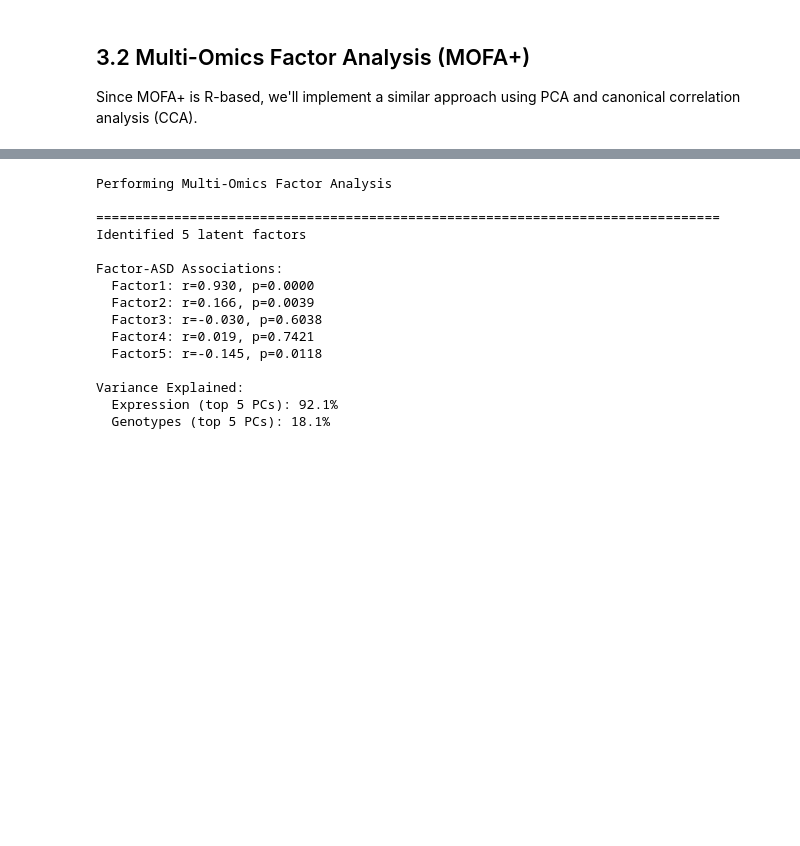
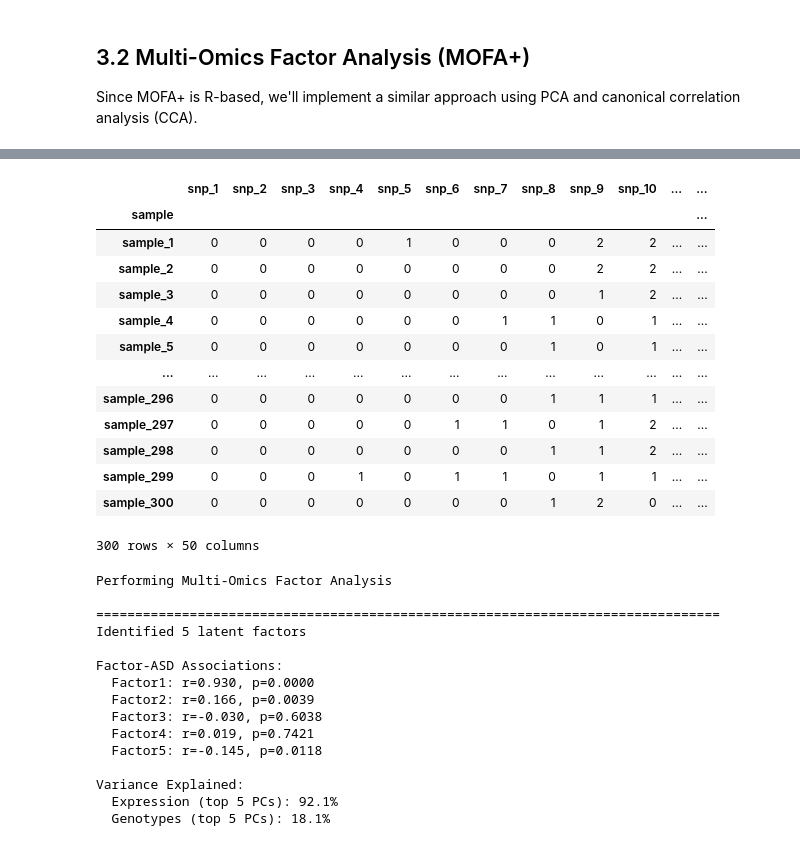
Before and after one commit to vladimirkovacevic/multiomics, a Jupyter notebook: notebooks/multiomics_ai.ipynb, the cells around one changed output, grey strips where cells are left out. Drawn from its saved outputs; the diff is of its cells as text; code cells hidden in the pictures; blank space fills up the shorter version.

```diff
--- a/notebooks/multiomics_ai.ipynb
+++ b/notebooks/multiomics_ai.ipynb
@@ -1314,3 +1350,20 @@ Since MOFA+ is R-based, we'll implement a similar approach using PCA and canonic
+# %%
+genotypes_indexed
+# %% [output]
+|  | snp_1 | snp_2 | snp_3 | snp_4 | snp_5 | snp_6 | snp_7 | snp_8 | snp_9 | snp_10 | ... | ... |
+| sample |  |  |  |  |  |  |  |  |  |  |  | ... |
+| sample_1 | 0 | 0 | 0 | 0 | 1 | 0 | 0 | 0 | 2 | 2 | ... | ... |
+| sample_2 | 0 | 0 | 0 | 0 | 0 | 0 | 0 | 0 | 2 | 2 | ... | ... |
+| sample_3 | 0 | 0 | 0 | 0 | 0 | 0 | 0 | 0 | 1 | 2 | ... | ... |
+| sample_4 | 0 | 0 | 0 | 0 | 0 | 0 | 1 | 1 | 0 | 1 | ... | ... |
+| sample_5 | 0 | 0 | 0 | 0 | 0 | 0 | 0 | 1 | 0 | 1 | ... | ... |
+| ... | ... | ... | ... | ... | ... | ... | ... | ... | ... | ... | ... | ... |
+| sample_296 | 0 | 0 | 0 | 0 | 0 | 0 | 0 | 1 | 1 | 1 | ... | ... |
+| sample_297 | 0 | 0 | 0 | 0 | 0 | 1 | 1 | 0 | 1 | 2 | ... | ... |
+| sample_298 | 0 | 0 | 0 | 0 | 0 | 0 | 0 | 1 | 1 | 2 | ... | ... |
+| sample_299 | 0 | 0 | 0 | 1 | 0 | 1 | 1 | 0 | 1 | 1 | ... | ... |
+| sample_300 | 0 | 0 | 0 | 0 | 0 | 0 | 0 | 1 | 2 | 0 | ... | ... |
+300 rows × 50 columns
 # %%
 from sklearn.cross_decomposition import CCA
 
```
Also changed, not shown: parts of 36 cells of this notebook, 1 other file.
